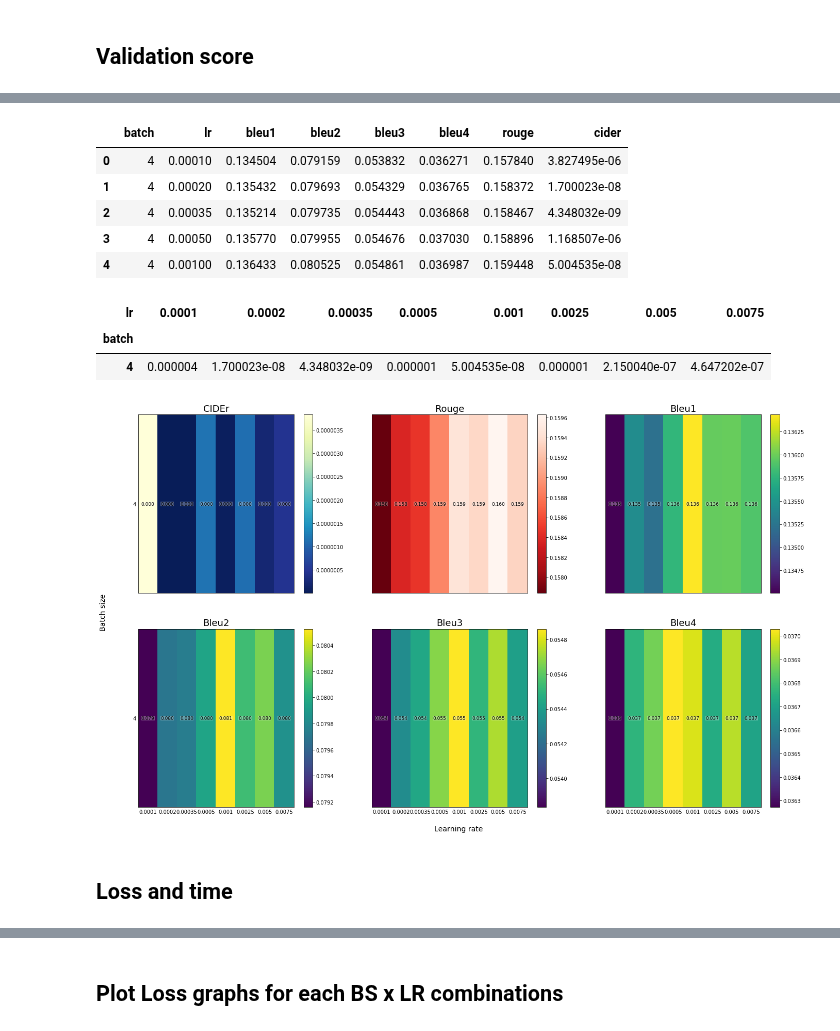
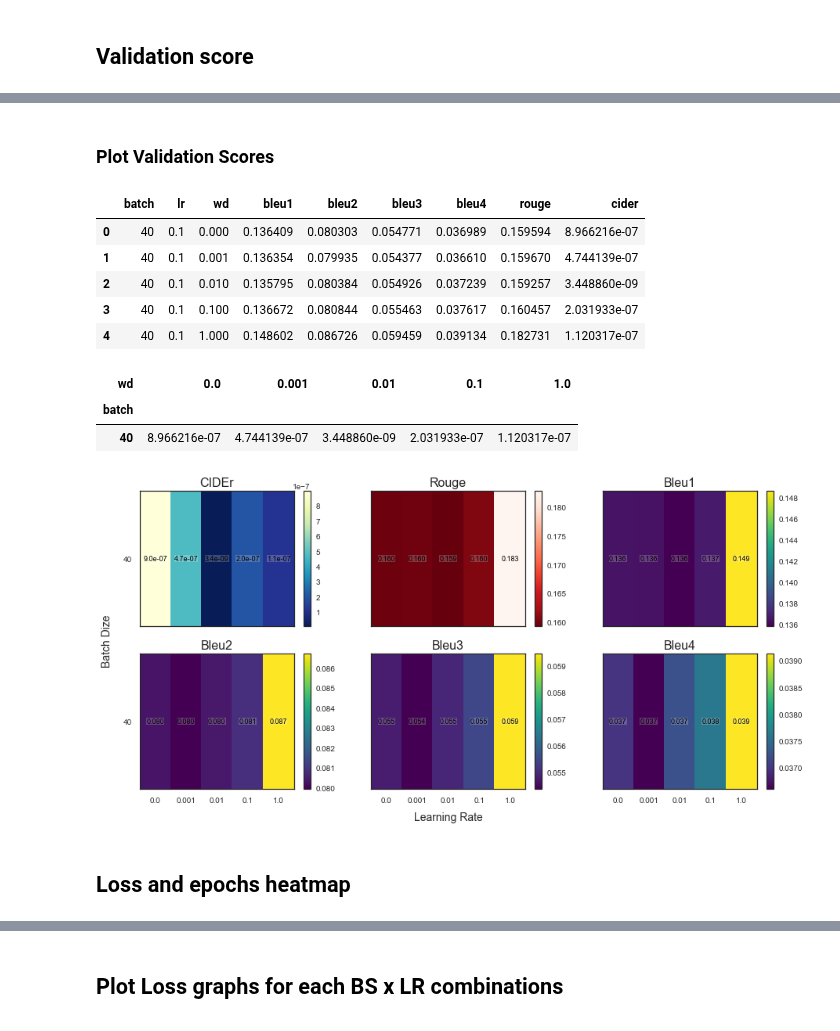
Before and after one commit to pyotr777/mlbenchmarks, a Jupyter notebook: image-caption/DL_imagecap_fixtime_1800s-SGD.ipynb, the cells around one changed output, grey strips where cells are left out. Drawn from its saved outputs; the diff is of its cells as text; code cells hidden in the pictures.

```diff
--- a/image-caption/DL_imagecap_fixtime_1800s-SGD.ipynb
+++ b/image-caption/DL_imagecap_fixtime_1800s-SGD.ipynb
@@ -159,5 +184,0 @@ df_validation.head()
-# %%
-# Checking number of rows in the dataframe per batch size
-# 7 LR values x 2 runs = 14 rows
-plt.rcParams['figure.figsize'] = 8,3
-df_validation[["batch"]].hist(bins=52)
@@ -167,0 +202,4 @@ array([[<matplotlib.axes._subplots.AxesSubplot object at 0x...>]],
+# %%
+plt.rcParams['figure.figsize'] = 5,4
+fig, ax = plt.subplots()
+lib.plotHeatMap(df_count,"Runs","Blues",ax=ax,format="d")
@@ -168,23 +208,25 @@ array([[<matplotlib.axes._subplots.AxesSubplot object at 0x...>]],
+# %% [markdown]
+### Plot Validation Scores
 # %%
 # Take average between runs
-df_mean = df_validation.groupby(["batch","lr"]).mean().reset_index().drop(["run"],axis=1)
+df_mean = df_validation.groupby(["batch","lr","wd"]).mean().reset_index().drop(["run"],axis=1)
 df_mean.head()
 # %% [output]
-|  | batch | lr | bleu1 | bleu2 | bleu3 | bleu4 | rouge | cider |
-| 0 | 4 | 0.00010 | 0.134504 | 0.079159 | 0.053832 | 0.036271 | 0.157840 | 3.827495e-06 |
-| 1 | 4 | 0.00020 | 0.135432 | 0.079693 | 0.054329 | 0.036765 | 0.158372 | 1.700023e-08 |
-| 2 | 4 | 0.00035 | 0.135214 | 0.079735 | 0.054443 | 0.036868 | 0.158467 | 4.348032e-09 |
-| 3 | 4 | 0.00050 | 0.135770 | 0.079955 | 0.054676 | 0.037030 | 0.158896 | 1.168507e-06 |
-| 4 | 4 | 0.00100 | 0.136433 | 0.080525 | 0.054861 | 0.036987 | 0.159448 | 5.004535e-08 |
+|  | batch | lr | wd | bleu1 | bleu2 | bleu3 | bleu4 | rouge | cider |
+| 0 | 40 | 0.1 | 0.000 | 0.136409 | 0.080303 | 0.054771 | 0.036989 | 0.159594 | 8.966216e-07 |
+| 1 | 40 | 0.1 | 0.001 | 0.136354 | 0.079935 | 0.054377 | 0.036610 | 0.159670 | 4.744139e-07 |
+| 2 | 40 | 0.1 | 0.010 | 0.135795 | 0.080384 | 0.054926 | 0.037239 | 0.159257 | 3.448860e-09 |
+| 3 | 40 | 0.1 | 0.100 | 0.136672 | 0.080844 | 0.055463 | 0.037617 | 0.160457 | 2.031933e-07 |
+| 4 | 40 | 0.1 | 1.000 | 0.148602 | 0.086726 | 0.059459 | 0.039134 | 0.182731 | 1.120317e-07 |
 # %%
-df_cider = df_mean.pivot_table(index="batch",columns="lr",values="cider")
-df_rouge = df_mean.pivot_table(index="batch",columns="lr",values="rouge")
-df_bleu1 = df_mean.pivot_table(index="batch",columns="lr",values="bleu1")
-df_bleu2 = df_mean.pivot_table(index="batch",columns="lr",values="bleu2")
-df_bleu3 = df_mean.pivot_table(index="batch",columns="lr",values="bleu3")
-df_bleu4 = df_mean.pivot_table(index="batch",columns="lr",values="bleu4")
+df_cider = df_mean.pivot_table(index="batch",columns="wd",values="cider")
+df_rouge = df_mean.pivot_table(index="batch",columns="wd",values="rouge")
+df_bleu1 = df_mean.pivot_table(index="batch",columns="wd",values="bleu1")
+df_bleu2 = df_mean.pivot_table(index="batch",columns="wd",values="bleu2")
+df_bleu3 = df_mean.pivot_table(index="batch",columns="wd",values="bleu3")
+df_bleu4 = df_mean.pivot_table(index="batch",columns="wd",values="bleu4")
 df_cider.head()
 # %% [output]
-| lr | 0.0001 | 0.0002 | 0.00035 | 0.0005 | 0.001 | 0.0025 | 0.005 | 0.0075 |
-| batch |  |  |  |  |  |  |  |  |
-| 4 | 0.000004 | 1.700023e-08 | 4.348032e-09 | 0.000001 | 5.004535e-08 | 0.000001 | 2.150040e-07 | 4.647202e-07 |
+| wd | 0.0 | 0.001 | 0.01 | 0.1 | 1.0 |
+| batch |  |  |  |  |  |
+| 40 | 8.966216e-07 | 4.744139e-07 | 3.448860e-09 | 2.031933e-07 | 1.120317e-07 |
@@ -209,16 +233,17 @@ def plotHeatMap(df,ax,title=None,cmap=None):
 # %%
-plt.rcParams['figure.figsize'] = 23,14
+plt.rcParams['figure.figsize'] = 15,7
 fig, ax = plt.subplots(2,3,sharex=True,sharey=True)
-plotHeatMap(df_cider,ax[0,0],"CIDEr","YlGnBu_r")
-plotHeatMap(df_rouge,ax[0,1],"Rouge","Reds_r")
-plotHeatMap(df_bleu1,ax[0,2],"Bleu1")
-plotHeatMap(df_bleu2,ax[1,0],"Bleu2")
-plotHeatMap(df_bleu3,ax[1,1],"Bleu3")
-plotHeatMap(df_bleu4,ax[1,2],"Bleu4")
-fig.text(0.5, 0.08, 'Learning rate', ha='center',fontsize=14)
-fig.text(0.08, 0.5, 'Batch size', va='center', rotation='vertical',fontsize=14)
+lib.plotHeatMap(df_cider,"CIDEr","YlGnBu_r",ax=ax[0,0],format=".1e")
+lib.plotHeatMap(df_rouge,"Rouge","Reds_r",ax=ax[0,1])
+lib.plotHeatMap(df_bleu1,"Bleu1",ax=ax[0,2])
+lib.plotHeatMap(df_bleu2,"Bleu2",ax=ax[1,0])
+lib.plotHeatMap(df_bleu3,"Bleu3",ax=ax[1,1])
+lib.plotHeatMap(df_bleu4,"Bleu4",ax=ax[1,2])
+ax[1,1].set_xlabel("Learning Rate",size=14)
+#fig.text(0.5, 0.08, 'Learning rate', ha='center',fontsize=14)
+fig.text(0.08, 0.5, 'Batch Dize', va='center', rotation='vertical',fontsize=14)
 fig.show()
 # %% [output]
-[figure, old version]
+[figure, new version]
 # %% [markdown]
-## Loss and time
+## Loss and epochs heatmap
```
Also changed, not shown: parts of 36 cells of this notebook, 5 other files.
